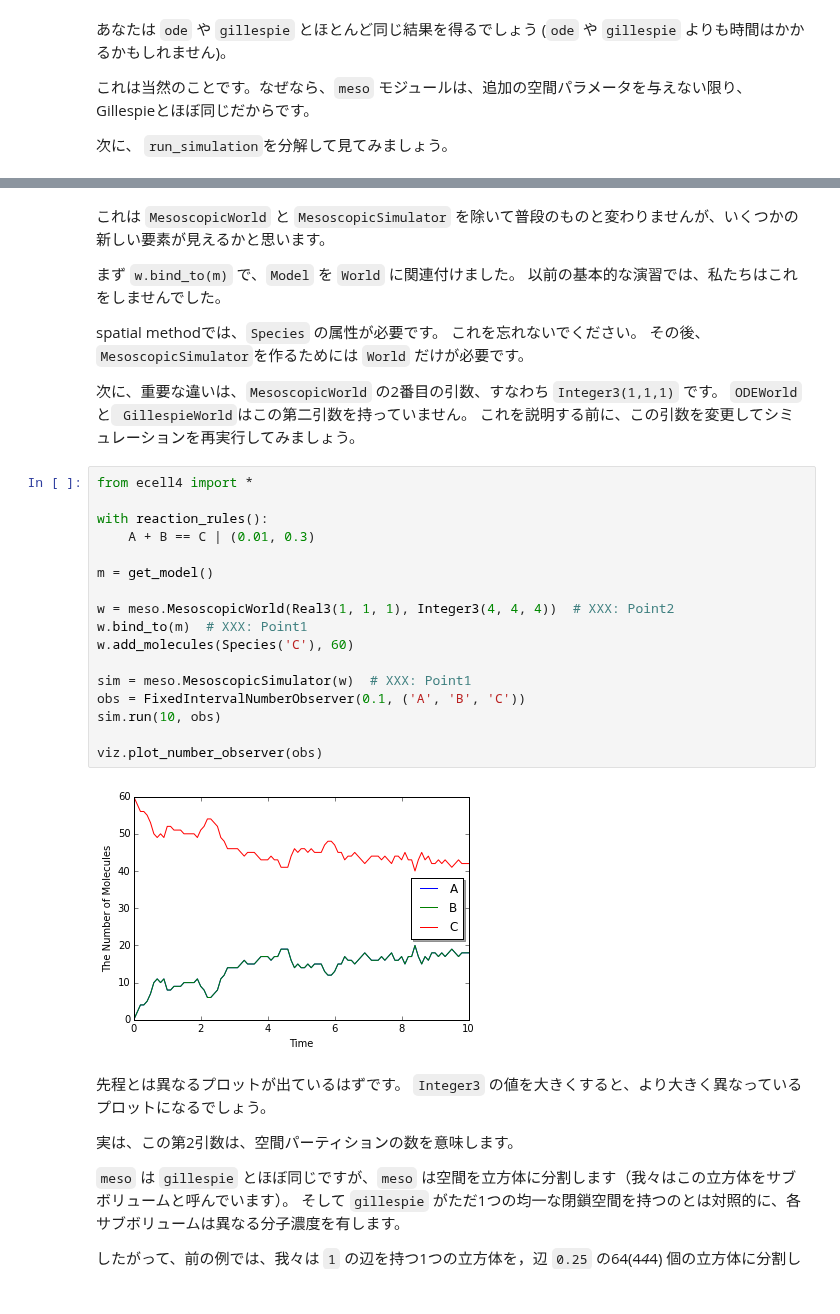
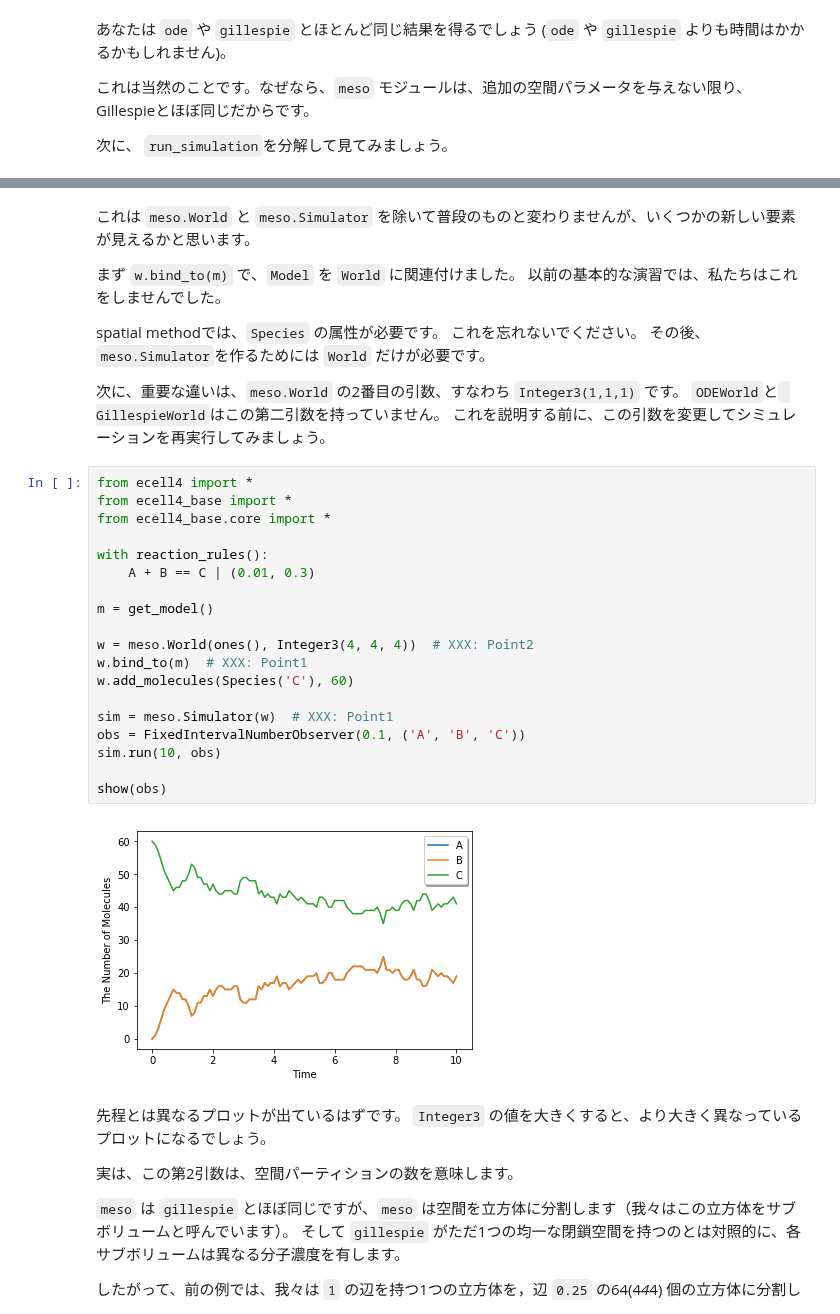
Before and after one commit to ecell/ecell4_docs, a Jupyter notebook: ja/tutorial9-ja.ipynb, the cells around one changed output, grey strips where cells are left out. Drawn from its saved outputs; the diff is of its cells as text.

```diff
--- a/ja/tutorial9-ja.ipynb
+++ b/ja/tutorial9-ja.ipynb
@@ -75,34 +79,36 @@ viz.plot_number_observer(obs)
 # %% [markdown]
-これは `MesoscopicWorld` と `MesoscopicSimulator` を除いて普段のものと変わりませんが、いくつかの新しい要素が見えるかと思います。
+これは `meso.World` と `meso.Simulator` を除いて普段のものと変わりませんが、いくつかの新しい要素が見えるかと思います。
 
 まず `w.bind_to(m)` で、`Model` を `World` に関連付けました。
 以前の基本的な演習では、私たちはこれをしませんでした。
 
 spatial methodでは、`Species` の属性が必要です。 これを忘れないでください。
-その後、 `MesoscopicSimulator`を作るためには `World` だけが必要です。
+その後、 `meso.Simulator`を作るためには `World` だけが必要です。
 
-次に、重要な違いは、`MesoscopicWorld` の2番目の引数、すなわち `Integer3(1,1,1)` です。
+次に、重要な違いは、`meso.World` の2番目の引数、すなわち `Integer3(1,1,1)` です。
 `ODEWorld`と` GillespieWorld`はこの第二引数を持っていません。
 これを説明する前に、この引数を変更してシミュレーションを再実行してみましょう。
 # %%
 from ecell4 import *
+from ecell4_base import *
+from ecell4_base.core import *
 
 with reaction_rules():
     A + B == C | (0.01, 0.3)
 
 m = get_model()
 
-w = meso.MesoscopicWorld(Real3(1, 1, 1), Integer3(4, 4, 4))  # XXX: Point2
+w = meso.World(ones(), Integer3(4, 4, 4))  # XXX: Point2
 w.bind_to(m)  # XXX: Point1
 w.add_molecules(Species('C'), 60)
 
-sim = meso.MesoscopicSimulator(w)  # XXX: Point1
+sim = meso.Simulator(w)  # XXX: Point1
 obs = FixedIntervalNumberObserver(0.1, ('A', 'B', 'C'))
 sim.run(10, obs)
 
-viz.plot_number_observer(obs)
+show(obs)
 # %% [output]
-[figure, old version]
+[figure, new version]
 # %% [markdown]
 先程とは異なるプロットが出ているはずです。
 `Integer3` の値を大きくすると、より大きく異なっているプロットになるでしょう。
```
Also changed, not shown: parts of 17 cells of this notebook, 1 other file.
